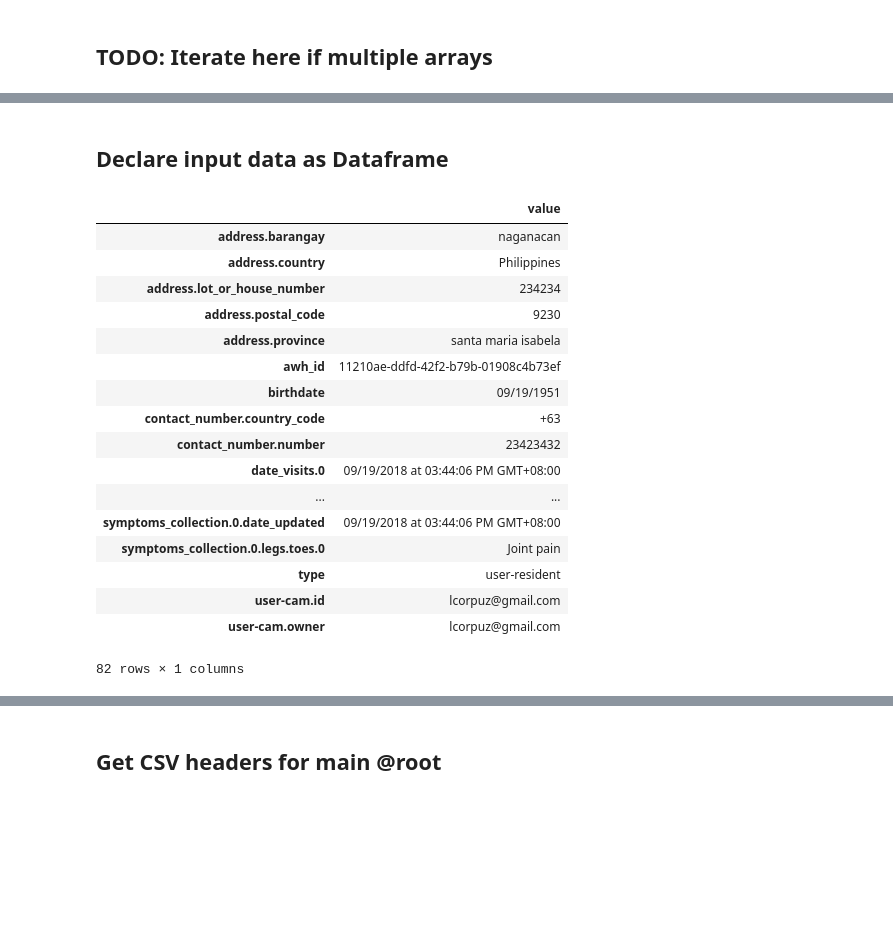
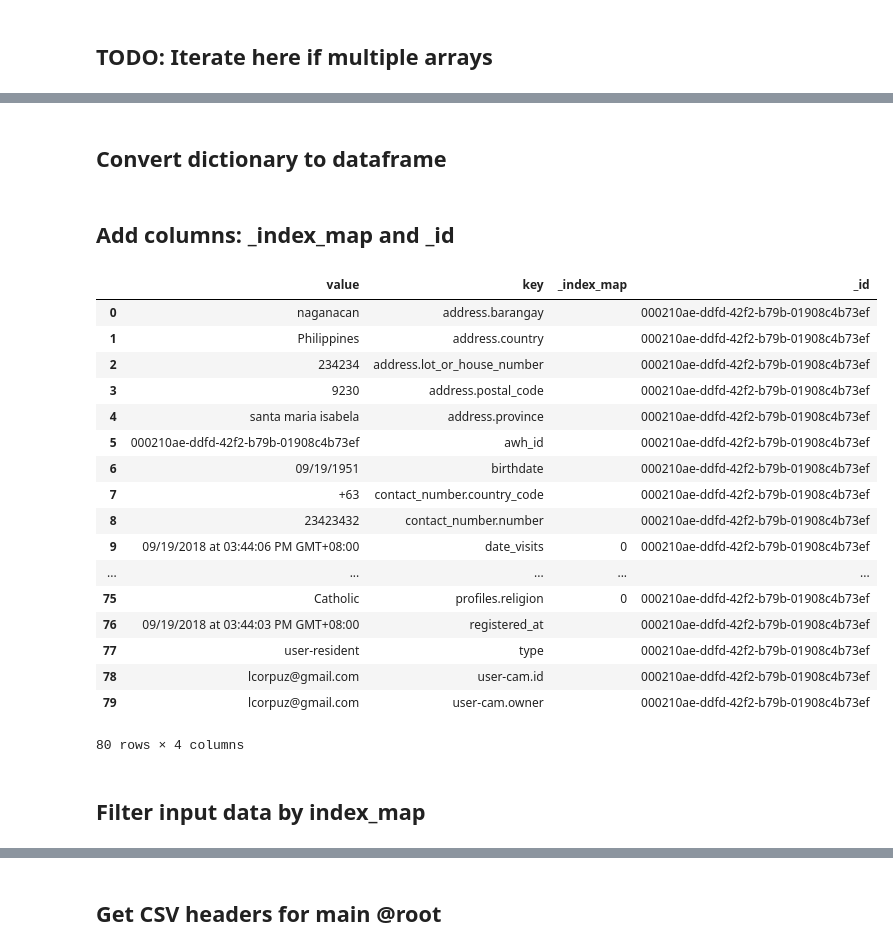
Before and after one commit to philipsales/nestedJSON-to-SQL, a Jupyter notebook: data_ingester.ipynb, the cells around one changed output, grey strips where cells are left out. Drawn from its saved outputs; the diff is of its cells as text; code cells hidden in the pictures; blank space fills up the shorter version.

```diff
--- a/data_ingester.ipynb
+++ b/data_ingester.ipynb
@@ -129,24 +102,51 @@ def list2string(lists):
+# %%
+data_flat_dict = {}
+data_flat_dict = _flatten_json(data_list[0])
+# %% [markdown]
+## Convert dictionary to dataframe
+# %%
+def _dict_to_dataframe(dict_object):
+    return pd.DataFrame.from_dict({'value': dict_object})
+# %%
+data_flat_df = pd.DataFrame()
+data_flat_df = _dict_to_dataframe(data_flat_dict)
+# %% [markdown]
+## Add columns: _index_map and _id
+# %%
+def _add_custom_colums(dataframe_object):
+    dataframe_object['key'] = list(dataframe_object.index)
+    dataframe_object['key'] = dataframe_object['key'].apply(filter_key)
+
+    dataframe_object['_index_map'] = list(dataframe_object.index)
+    dataframe_object['_index_map'] = dataframe_object['_index_map'].apply(filter_index_map)
+
+    dataframe_object['_id'] = dataframe_object[dataframe_object['key'] == 'awh_id']['value'].values[0]
+
+    dataframe_object = dataframe_object.reset_index(drop=True)
+
+    return dataframe_object
+# %%
+root_data_df = pd.DataFrame()
+root_data_df = _add_custom_colums(data_flat_df)
+root_data_df
+# %% [output]
+|  | value | key | _index_map | _id |
+| 0 | naganacan | address.barangay |  | 000210ae-ddfd-42f2-b79b-01908c4b73ef |
+| 1 | Philippines | address.country |  | 000210ae-ddfd-42f2-b79b-01908c4b73ef |
+| 2 | 234234 | address.lot_or_house_number |  | 000210ae-ddfd-42f2-b79b-01908c4b73ef |
+| 3 | 9230 | address.postal_code |  | 000210ae-ddfd-42f2-b79b-01908c4b73ef |
+| 4 | santa maria isabela | address.province |  | 000210ae-ddfd-42f2-b79b-01908c4b73ef |
+| 5 | 000210ae-ddfd-42f2-b79b-01908c4b73ef | awh_id |  | 000210ae-ddfd-42f2-b79b-01908c4b73ef |
+| 6 | 09/19/1951 | birthdate |  | 000210ae-ddfd-42f2-b79b-01908c4b73ef |
+| 7 | +63 | contact_number.country_code |  | 000210ae-ddfd-42f2-b79b-01908c4b73ef |
+| 8 | 23423432 | contact_number.number |  | 000210ae-ddfd-42f2-b79b-01908c4b73ef |
+| 9 | 09/19/2018 at 03:44:06 PM GMT+08:00 | date_visits | 0 | 000210ae-ddfd-42f2-b79b-01908c4b73ef |
+| ... | ... | ... | ... | ... |
+| 75 | Catholic | profiles.religion | 0 | 000210ae-ddfd-42f2-b79b-01908c4b73ef |
+| 76 | 09/19/2018 at 03:44:03 PM GMT+08:00 | registered_at |  | 000210ae-ddfd-42f2-b79b-01908c4b73ef |
+| 77 | user-resident | type |  | 000210ae-ddfd-42f2-b79b-01908c4b73ef |
+| 78 | lcorpuz@gmail.com | user-cam.id |  | 000210ae-ddfd-42f2-b79b-01908c4b73ef |
+| 79 | lcorpuz@gmail.com | user-cam.owner |  | 000210ae-ddfd-42f2-b79b-01908c4b73ef |
+80 rows × 4 columns
 # %% [markdown]
-## Declare input data as Dataframe
+## Filter input data by index_map
-# %%
-dx_flatten_df = pd.DataFrame.from_dict({'value': dx_flatten})
-dx_flatten_df
-# %% [output]
-|  | value |
-| address.barangay | naganacan |
-| address.country | Philippines |
-| address.lot_or_house_number | 234234 |
-| address.postal_code | 9230 |
-| address.province | santa maria isabela |
-| awh_id | 11210ae-ddfd-42f2-b79b-01908c4b73ef |
-| birthdate | 09/19/1951 |
-| contact_number.country_code | +63 |
-| contact_number.number | 23423432 |
-| date_visits.0 | 09/19/2018 at 03:44:06 PM GMT+08:00 |
-| ... | ... |
-| symptoms_collection.0.date_updated | 09/19/2018 at 03:44:06 PM GMT+08:00 |
-| symptoms_collection.0.legs.toes.0 | Joint pain |
-| type | user-resident |
-| user-cam.id | lcorpuz@gmail.com |
-| user-cam.owner | lcorpuz@gmail.com |
-82 rows × 1 columns
```
Also changed, not shown: parts of 33 cells of this notebook, 16 other files.
